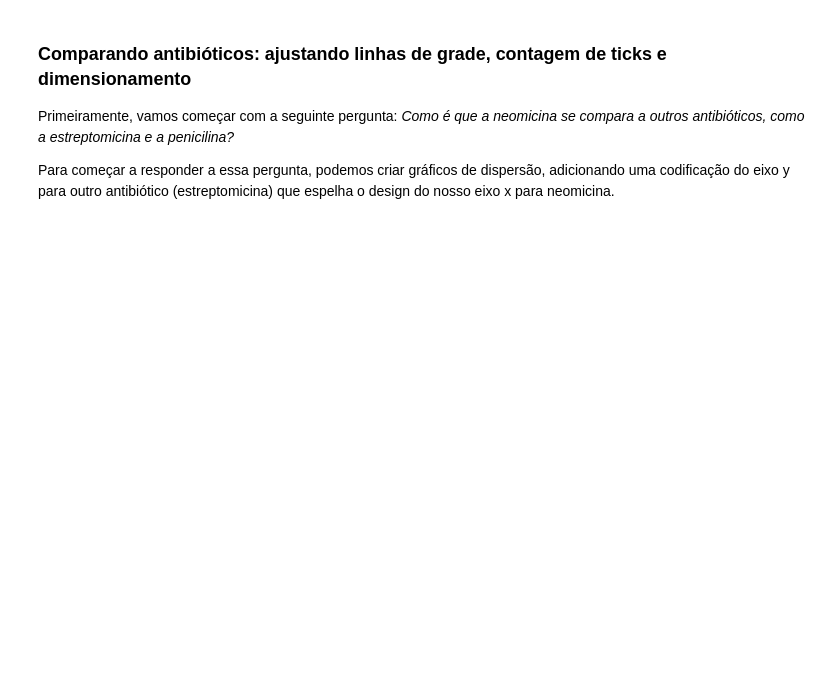
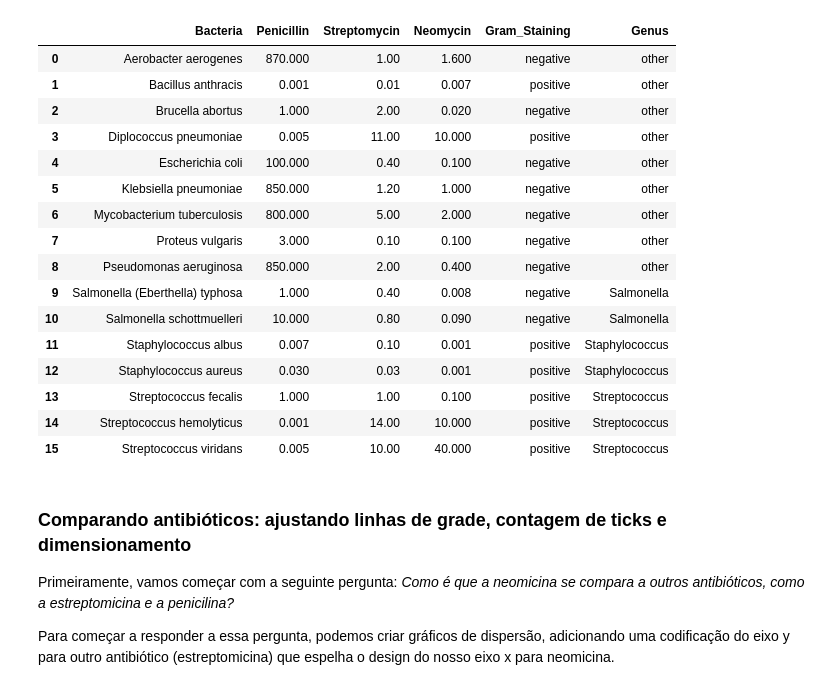
Before and after one commit to Italo-santos04/Testes, a Jupyter notebook: Traducao_cap4.ipynb, the cells around one changed output. Saved outputs shown, nothing was run; the diff lists cells and outputs as text; code cells hidden in the pictures; blank space fills up the shorter version.

```diff
--- a/Traducao_cap4.ipynb
+++ b/Traducao_cap4.ipynb
@@ -1,3 +1,28 @@
+# %%
+import pandas as pd
+import altair as alt
+
+antibiotics = 'https://cdn.jsdelivr.net/npm/vega-datasets@1/data/burtin.json'
+
+pd.read_json(antibiotics)
+# %% [output]
+|  | Bacteria | Penicillin | Streptomycin | Neomycin | Gram_Staining | Genus |
+| 0 | Aerobacter aerogenes | 870.000 | 1.00 | 1.600 | negative | other |
+| 1 | Bacillus anthracis | 0.001 | 0.01 | 0.007 | positive | other |
+| 2 | Brucella abortus | 1.000 | 2.00 | 0.020 | negative | other |
+| 3 | Diplococcus pneumoniae | 0.005 | 11.00 | 10.000 | positive | other |
+| 4 | Escherichia coli | 100.000 | 0.40 | 0.100 | negative | other |
+| 5 | Klebsiella pneumoniae | 850.000 | 1.20 | 1.000 | negative | other |
+| 6 | Mycobacterium tuberculosis | 800.000 | 5.00 | 2.000 | negative | other |
+| 7 | Proteus vulgaris | 3.000 | 0.10 | 0.100 | negative | other |
+| 8 | Pseudomonas aeruginosa | 850.000 | 2.00 | 0.400 | negative | other |
+| 9 | Salmonella (Eberthella) typhosa | 1.000 | 0.40 | 0.008 | negative | Salmonella |
+| 10 | Salmonella schottmuelleri | 10.000 | 0.80 | 0.090 | negative | Salmonella |
+| 11 | Staphylococcus albus | 0.007 | 0.10 | 0.001 | positive | Staphylococcus |
+| 12 | Staphylococcus aureus | 0.030 | 0.03 | 0.001 | positive | Staphylococcus |
+| 13 | Streptococcus fecalis | 1.000 | 1.00 | 0.100 | positive | Streptococcus |
+| 14 | Streptococcus hemolyticus | 0.001 | 14.00 | 10.000 | positive | Streptococcus |
+| 15 | Streptococcus viridans | 0.005 | 10.00 | 40.000 | positive | Streptococcus |
 # %% [markdown]
 ### Comparando antibióticos: ajustando linhas de grade, contagem de ticks e dimensionamento
 
```
